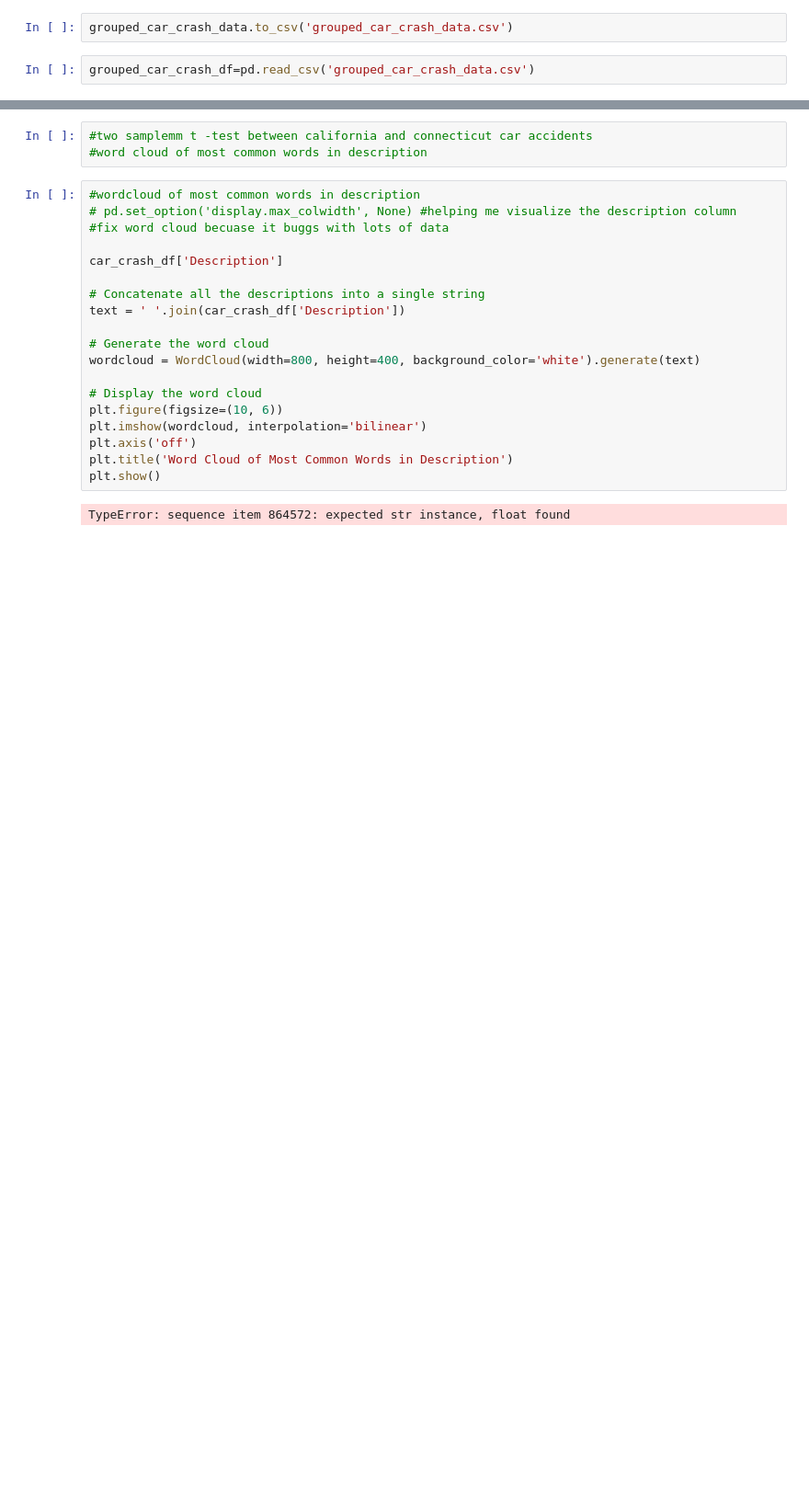
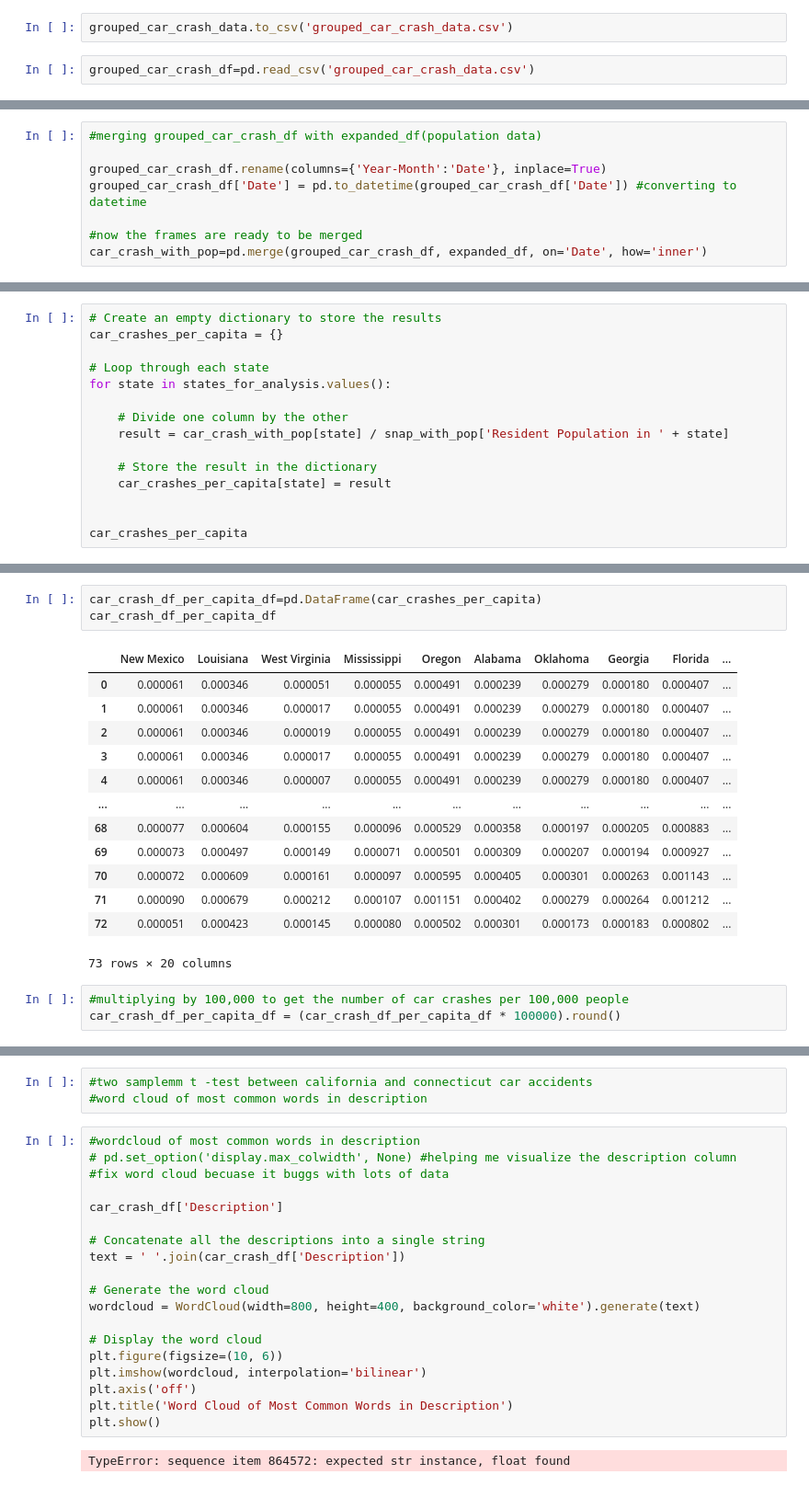
Before and after one commit to MatthewKolotylo/Car-Crash-Analytics-, a Jupyter notebook: Project Master Copy.ipynb, the cells around one changed output, grey strips where cells are left out. Shown: that part at 92% size. Cells and saved outputs as stored; diff of their text form; blank space fills up the shorter version.

```diff
--- a/Project Master Copy.ipynb
+++ b/Project Master Copy.ipynb
@@ -1206,0 +1195,8 @@ KeyError: "None of [Index(['NM', 'LA', 'WV', 'MS', 'OR', 'AL', 'OK', 'GA', 'FL',
+# %%
+#merging grouped_car_crash_df with expanded_df(population data)
+
+grouped_car_crash_df.rename(columns={'Year-Month':'Date'}, inplace=True)
+grouped_car_crash_df['Date'] = pd.to_datetime(grouped_car_crash_df['Date']) #converting to datetime
+
+#now the frames are ready to be merged
+car_crash_with_pop=pd.merge(grouped_car_crash_df, expanded_df, on='Date', how='inner')
@@ -1206,0 +1215,15 @@ KeyError: "None of [Index(['NM', 'LA', 'WV', 'MS', 'OR', 'AL', 'OK', 'GA', 'FL',
+# %%
+# Create an empty dictionary to store the results
+car_crashes_per_capita = {}
+
+# Loop through each state
+for state in states_for_analysis.values():
+
+    # Divide one column by the other
+    result = car_crash_with_pop[state] / snap_with_pop['Resident Population in ' + state]
+
+    # Store the result in the dictionary
+    car_crashes_per_capita[state] = result
+
+
+car_crashes_per_capita
@@ -1206,0 +1248,20 @@ KeyError: "None of [Index(['NM', 'LA', 'WV', 'MS', 'OR', 'AL', 'OK', 'GA', 'FL',
+# %%
+car_crash_df_per_capita_df=pd.DataFrame(car_crashes_per_capita)
+car_crash_df_per_capita_df
+# %% [output]
+|  | New Mexico | Louisiana | West Virginia | Mississippi | Oregon | Alabama | Oklahoma | Georgia | Florida | ... |
+| 0 | 0.000061 | 0.000346 | 0.000051 | 0.000055 | 0.000491 | 0.000239 | 0.000279 | 0.000180 | 0.000407 | ... |
+| 1 | 0.000061 | 0.000346 | 0.000017 | 0.000055 | 0.000491 | 0.000239 | 0.000279 | 0.000180 | 0.000407 | ... |
+| 2 | 0.000061 | 0.000346 | 0.000019 | 0.000055 | 0.000491 | 0.000239 | 0.000279 | 0.000180 | 0.000407 | ... |
+| 3 | 0.000061 | 0.000346 | 0.000017 | 0.000055 | 0.000491 | 0.000239 | 0.000279 | 0.000180 | 0.000407 | ... |
+| 4 | 0.000061 | 0.000346 | 0.000007 | 0.000055 | 0.000491 | 0.000239 | 0.000279 | 0.000180 | 0.000407 | ... |
+| ... | ... | ... | ... | ... | ... | ... | ... | ... | ... | ... |
+| 68 | 0.000077 | 0.000604 | 0.000155 | 0.000096 | 0.000529 | 0.000358 | 0.000197 | 0.000205 | 0.000883 | ... |
+| 69 | 0.000073 | 0.000497 | 0.000149 | 0.000071 | 0.000501 | 0.000309 | 0.000207 | 0.000194 | 0.000927 | ... |
+| 70 | 0.000072 | 0.000609 | 0.000161 | 0.000097 | 0.000595 | 0.000405 | 0.000301 | 0.000263 | 0.001143 | ... |
+| 71 | 0.000090 | 0.000679 | 0.000212 | 0.000107 | 0.001151 | 0.000402 | 0.000279 | 0.000264 | 0.001212 | ... |
+| 72 | 0.000051 | 0.000423 | 0.000145 | 0.000080 | 0.000502 | 0.000301 | 0.000173 | 0.000183 | 0.000802 | ... |
+73 rows × 20 columns
+# %%
+#multiplying by 100,000 to get the number of car crashes per 100,000 people
+car_crash_df_per_capita_df = (car_crash_df_per_capita_df * 100000).round()
```
Also changed, not shown: parts of 29 cells of this notebook.
